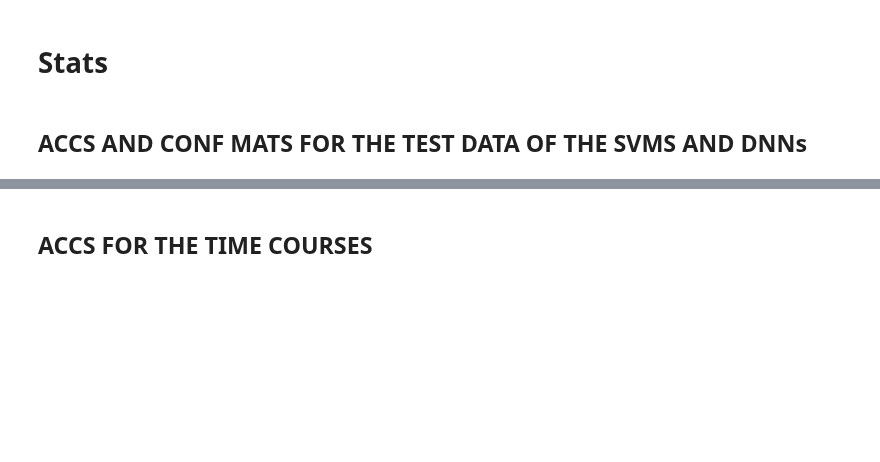
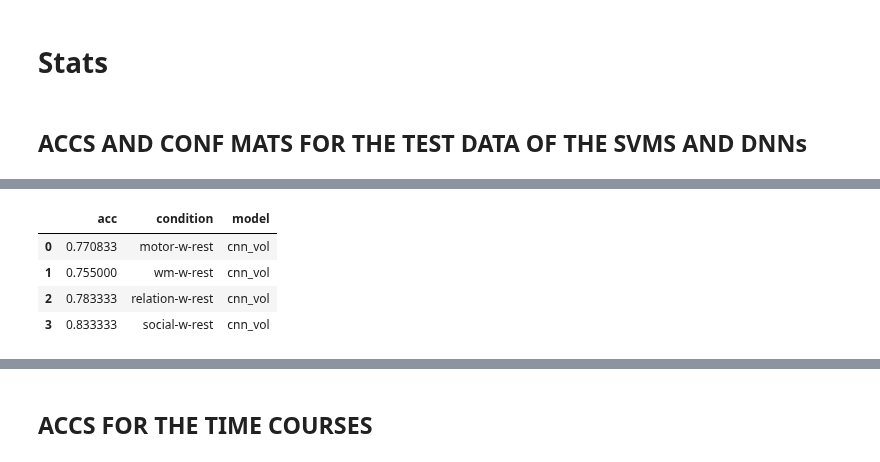
Before and after one commit to PhilippS893/thesis_code_and_analyses, a Jupyter notebook: 06_real-time_simulation/real-time_simulation.ipynb, the cells around one changed output, grey strips where cells are left out. Saved outputs shown, nothing was run; the diff lists cells and outputs as text; code cells hidden in the pictures; blank space fills up the shorter version.

```diff
--- a/06_real-time_simulation/real-time_simulation.ipynb
+++ b/06_real-time_simulation/real-time_simulation.ipynb
@@ -371,0 +389,20 @@ plt.rc('figure', titlesize=BIGGER_SIZE)  # fontsize of the figure title
+# %%
+# cnn_vol accs
+tasks = ["motor", "wm", "relation", "social"]
+
+df_cnn_vol = pd.DataFrame(columns=["acc", "condition", "model"])
+for i, task in enumerate(tasks):
+    if task == "relation":
+        df = pd.read_csv(f"../05_volumetric_approach/models/{task}al-w-rest-real/seed-2020_fold-00/test_stats.csv")
+    else:
+        df = pd.read_csv(f"../05_volumetric_approach/models/{task}-w-rest-real/seed-2020_fold-00/test_stats.csv")
+    acc = compute_accuracy(df["real"], df["predicted"])
+    df_cnn_vol = pd.concat([df_cnn_vol, pd.DataFrame({"acc": acc, "condition": f"{task}-w-rest", "model": "cnn_vol"}, index=[i])])
+
+df_cnn_vol
+# %% [output]
+|  | acc | condition | model |
+| 0 | 0.770833 | motor-w-rest | cnn_vol |
+| 1 | 0.755000 | wm-w-rest | cnn_vol |
+| 2 | 0.783333 | relation-w-rest | cnn_vol |
+| 3 | 0.833333 | social-w-rest | cnn_vol |
```
Also changed, not shown: parts of 6 cells of this notebook, 10 other files.
